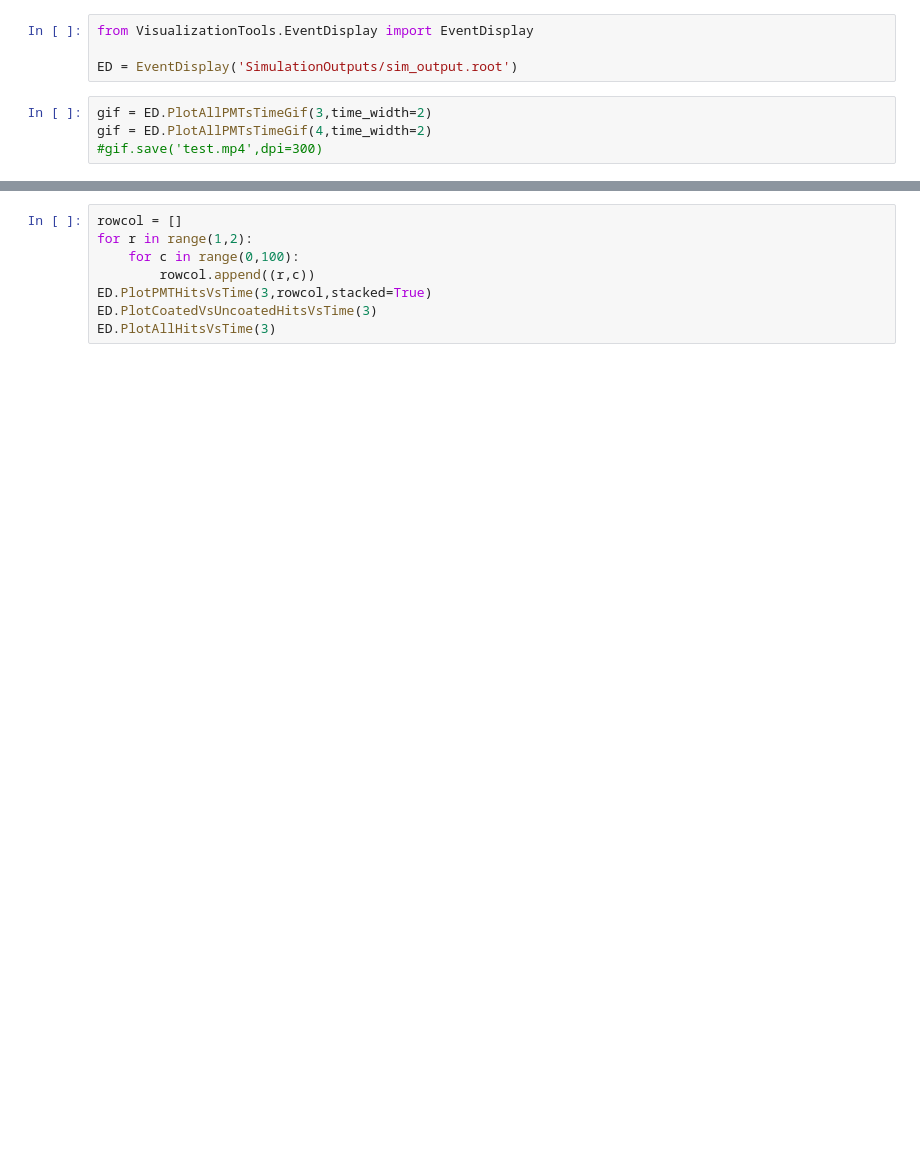
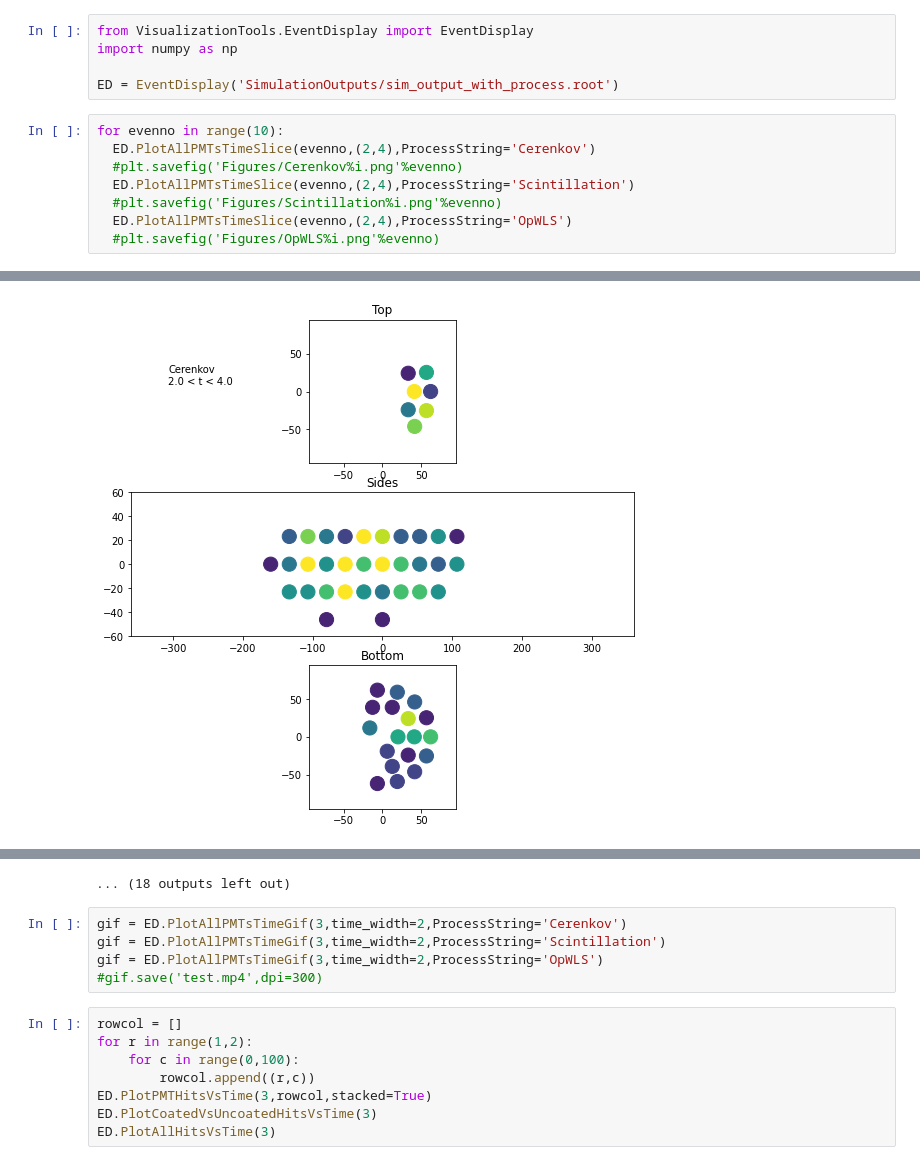
Before and after one commit to nickkamp1/CCM_CherenkovLight, a Jupyter notebook: SimulationPlotter.ipynb, the cells around one changed output, grey strips where cells are left out. Saved outputs shown, nothing was run; the diff lists cells and outputs as text; blank space fills up the shorter version.

Commit message:
Cerenkov visualization tools

```diff
--- a/SimulationPlotter.ipynb
+++ b/SimulationPlotter.ipynb
@@ -1,9 +1,14 @@
 # %%
 from VisualizationTools.EventDisplay import EventDisplay
+import numpy as np
 
-ED = EventDisplay('SimulationOutputs/sim_output.root')
+ED = EventDisplay('SimulationOutputs/sim_output_with_process.root')
 # %%
-gif = ED.PlotAllPMTsTimeGif(3,time_width=2)
-gif = ED.PlotAllPMTsTimeGif(4,time_width=2)
-#gif.save('test.mp4',dpi=300)
+for evenno in range(10):
+  ED.PlotAllPMTsTimeSlice(evenno,(2,4),ProcessString='Cerenkov')
+  #plt.savefig('Figures/Cerenkov%i.png'%evenno)
+  ED.PlotAllPMTsTimeSlice(evenno,(2,4),ProcessString='Scintillation')
+  #plt.savefig('Figures/Scintillation%i.png'%evenno)
+  ED.PlotAllPMTsTimeSlice(evenno,(2,4),ProcessString='OpWLS')
+  #plt.savefig('Figures/OpWLS%i.png'%evenno)
 # %% [output]
@@ -11,0 +15 @@ gif = ED.PlotAllPMTsTimeGif(4,time_width=2)
+[figure, added]
@@ -12,3 +27,9 @@ gif = ED.PlotAllPMTsTimeGif(4,time_width=2)
+... (18 outputs left out)
+# %%
+gif = ED.PlotAllPMTsTimeGif(3,time_width=2,ProcessString='Cerenkov')
+gif = ED.PlotAllPMTsTimeGif(3,time_width=2,ProcessString='Scintillation')
+gif = ED.PlotAllPMTsTimeGif(3,time_width=2,ProcessString='OpWLS')
+#gif.save('test.mp4',dpi=300)
 # %%
 rowcol = []
 for r in range(1,2):
```
Also changed, not shown: parts of 1 cell of this notebook, 2 other files.
